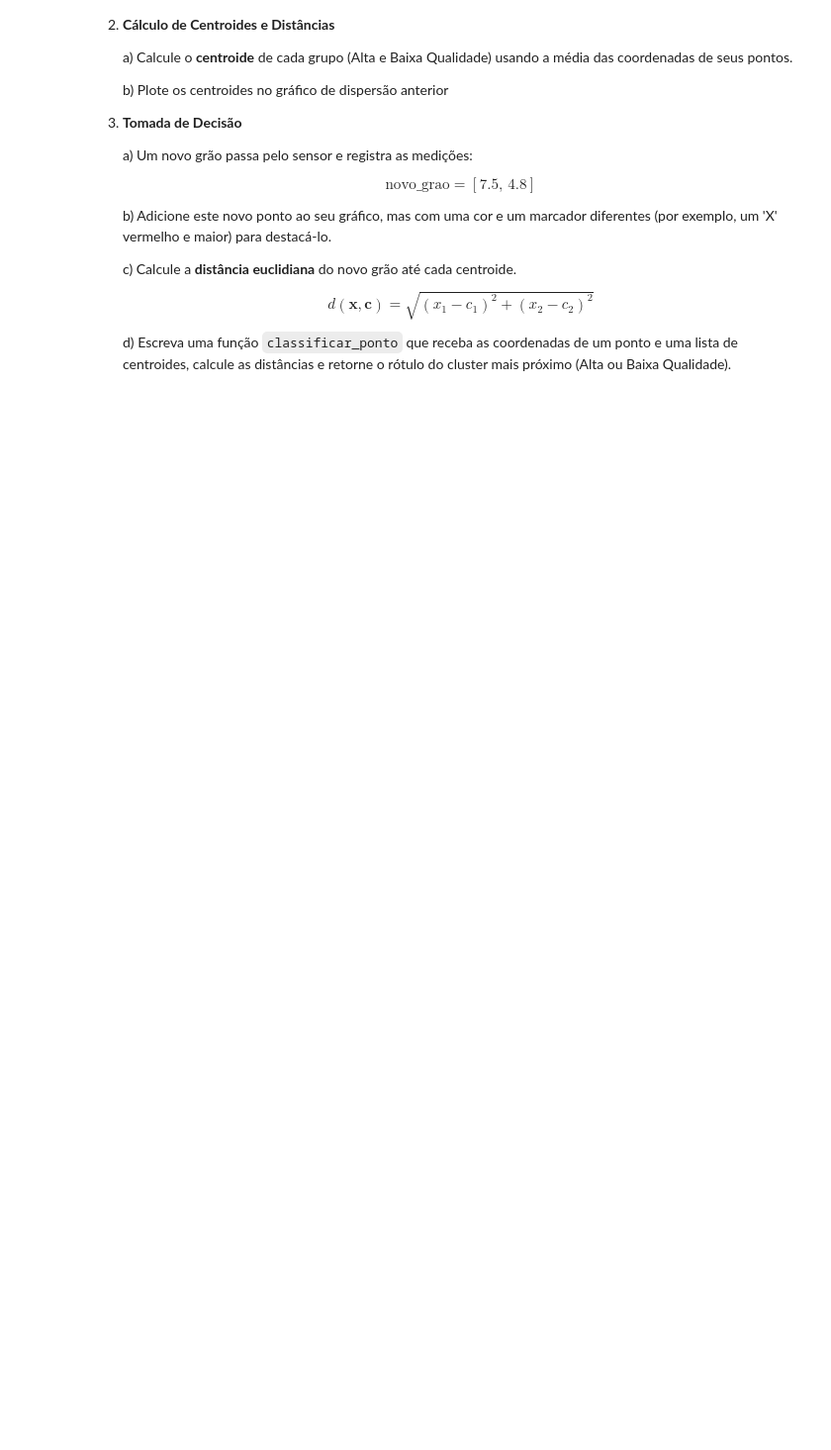
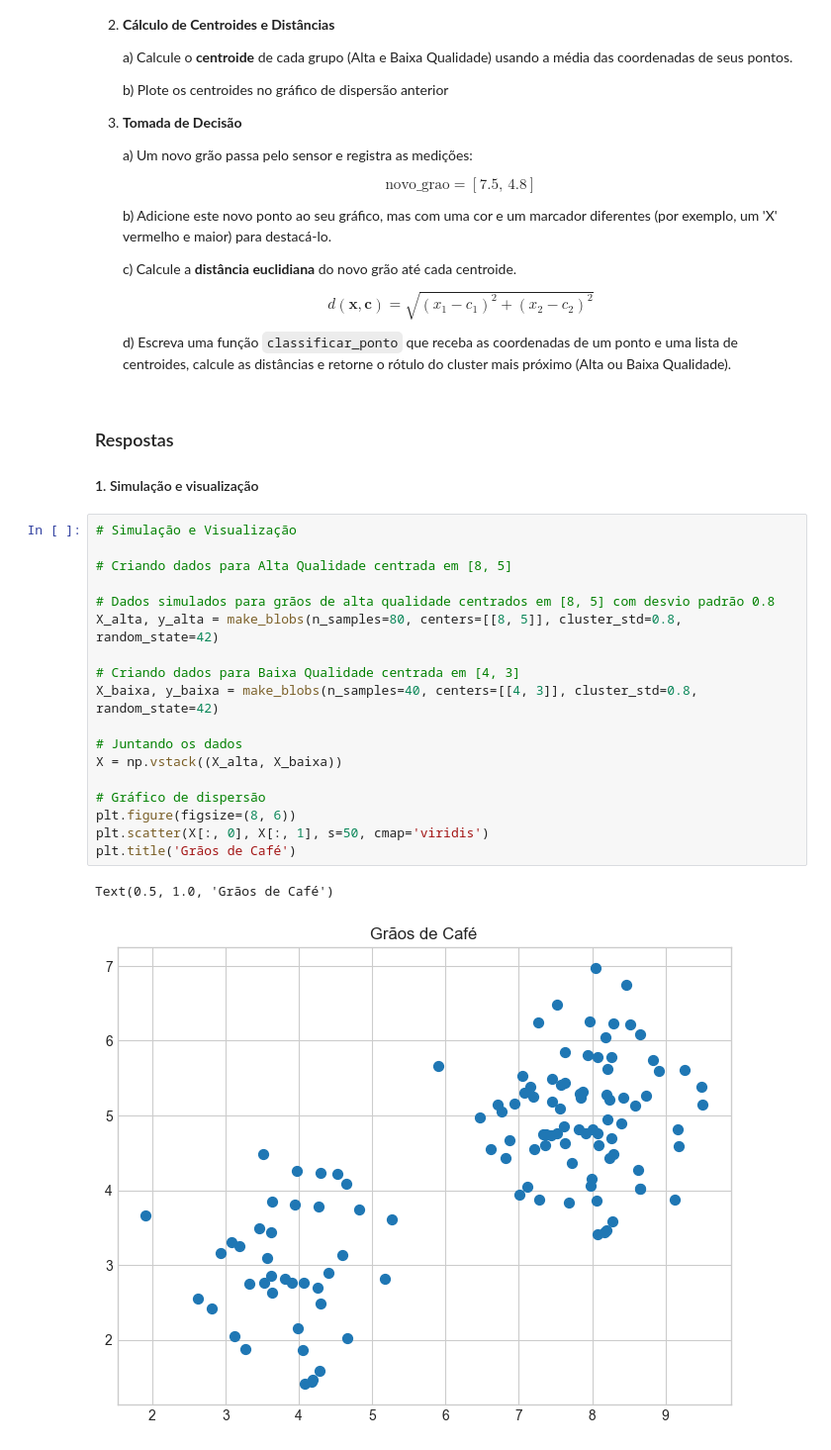
Before and after one commit to gilcesarf/unsupervised-learning, a Jupyter notebook: 01 - Fundamentals.ipynb, the cells around one changed output. Shown at 99% size. Drawn from its saved outputs; the diff is of its cells as text; blank space fills up the shorter version.

```diff
--- a/01 - Fundamentals.ipynb
+++ b/01 - Fundamentals.ipynb
@@ -1154,3 +1200,28 @@ Uma cooperativa de café usa uma máquina para classificar grãos com base em du
     $$
 
     d) Escreva uma função `classificar_ponto` que receba as coordenadas de um ponto e uma lista de centroides, calcule as distâncias e retorne o rótulo do cluster mais próximo (Alta ou Baixa Qualidade).
+# %% [markdown]
+### Respostas
+
+#### 1. Simulação e visualização
+# %%
+# Simulação e Visualização
+
+# Criando dados para Alta Qualidade centrada em [8, 5]
+
+# Dados simulados para grãos de alta qualidade centrados em [8, 5] com desvio padrão 0.8
+X_alta, y_alta = make_blobs(n_samples=80, centers=[[8, 5]], cluster_std=0.8, random_state=42)
+
+# Criando dados para Baixa Qualidade centrada em [4, 3]
+X_baixa, y_baixa = make_blobs(n_samples=40, centers=[[4, 3]], cluster_std=0.8, random_state=42)
+
+# Juntando os dados
+X = np.vstack((X_alta, X_baixa))
+
+# Gráfico de dispersão
+plt.figure(figsize=(8, 6))
+plt.scatter(X[:, 0], X[:, 1], s=50, cmap='viridis')
+plt.title('Grãos de Café')
+# %% [output]
+Text(0.5, 1.0, 'Grãos de Café')
+[figure, added]
```
Also changed, not shown: parts of 11 cells of this notebook.
